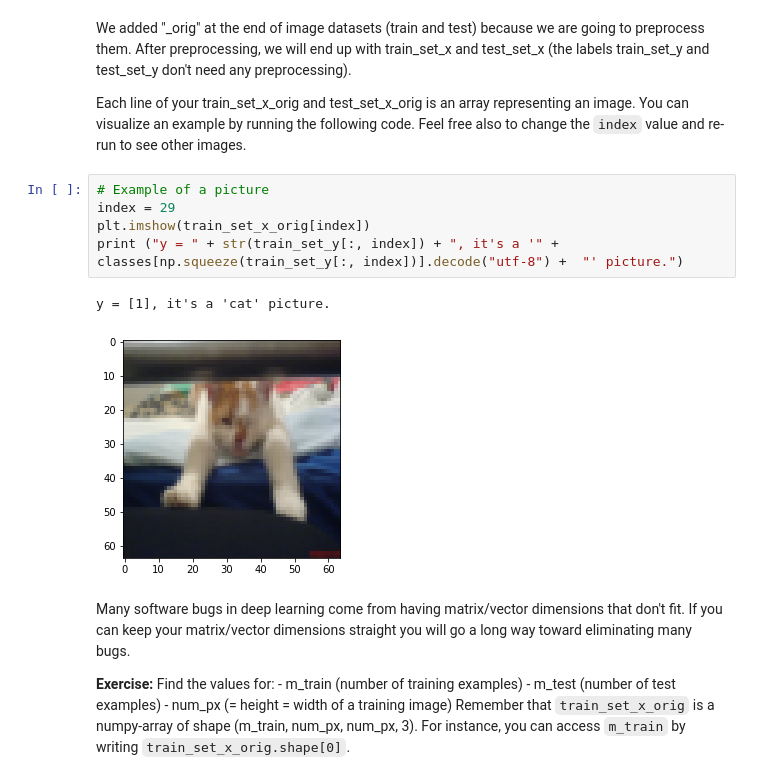
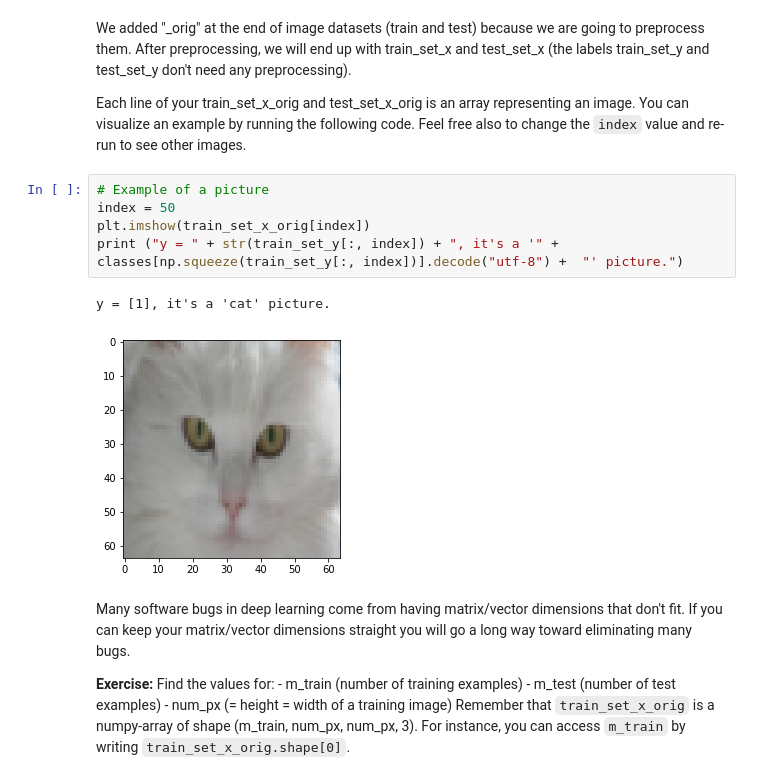
Before and after one commit to bimbraw/Deep-Learning-Specialization, a Jupyter notebook: Logistic_Regression_with_a_Neural_Network_mindset_v6a.ipynb, the cells around one changed output. Drawn from its saved outputs; the diff is of its cells as text.

```diff
--- a/Logistic_Regression_with_a_Neural_Network_mindset_v6a.ipynb
+++ b/Logistic_Regression_with_a_Neural_Network_mindset_v6a.ipynb
@@ -66,12 +66,12 @@ We added "_orig" at the end of image datasets (train and test) because we are go
 Each line of your train_set_x_orig and test_set_x_orig is an array representing an image. You can visualize an example by running the following code. Feel free also to change the `index` value and re-run to see other images.
 # %%
 # Example of a picture
-index = 29
+index = 50
 plt.imshow(train_set_x_orig[index])
 print ("y = " + str(train_set_y[:, index]) + ", it's a '" + classes[np.squeeze(train_set_y[:, index])].decode("utf-8") +  "' picture.")
 # %% [output]
 y = [1], it's a 'cat' picture.
-[figure, old version]
+[figure, new version]
 # %% [markdown]
 Many software bugs in deep learning come from having matrix/vector dimensions that don't fit. If you can keep your matrix/vector dimensions straight you will go a long way toward eliminating many bugs.
 
```
Also changed, not shown: parts of 8 cells of this notebook.
